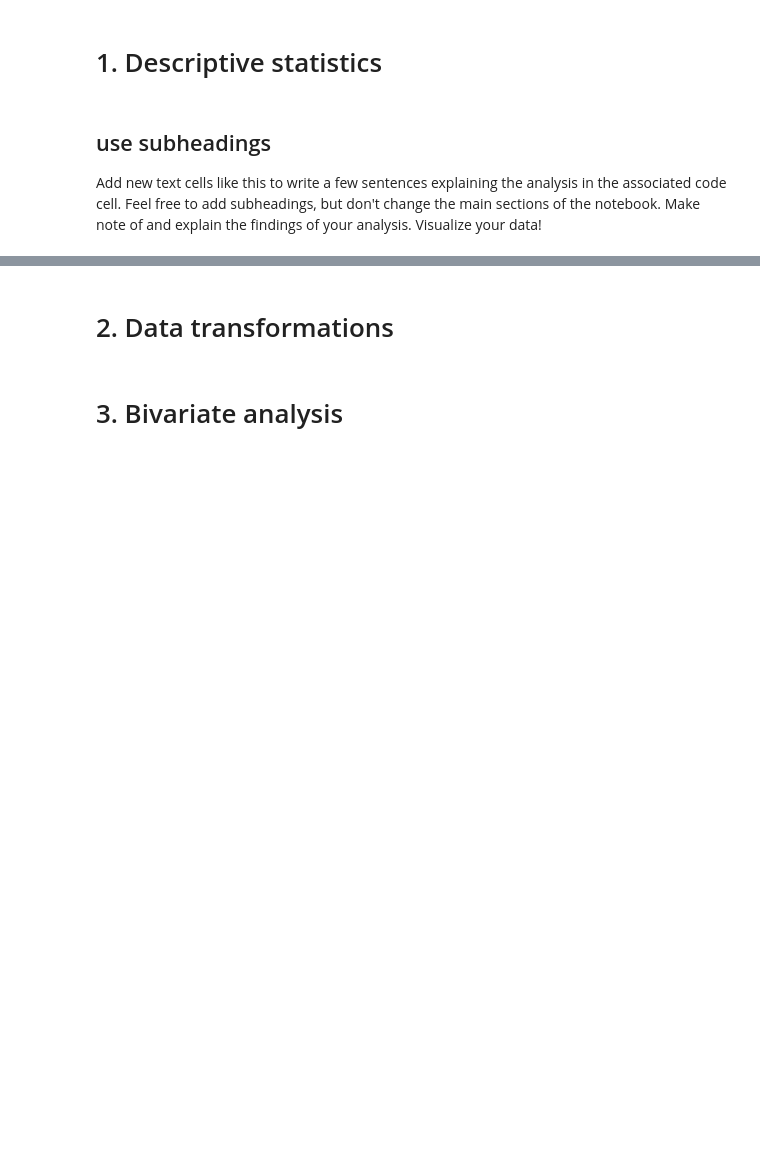
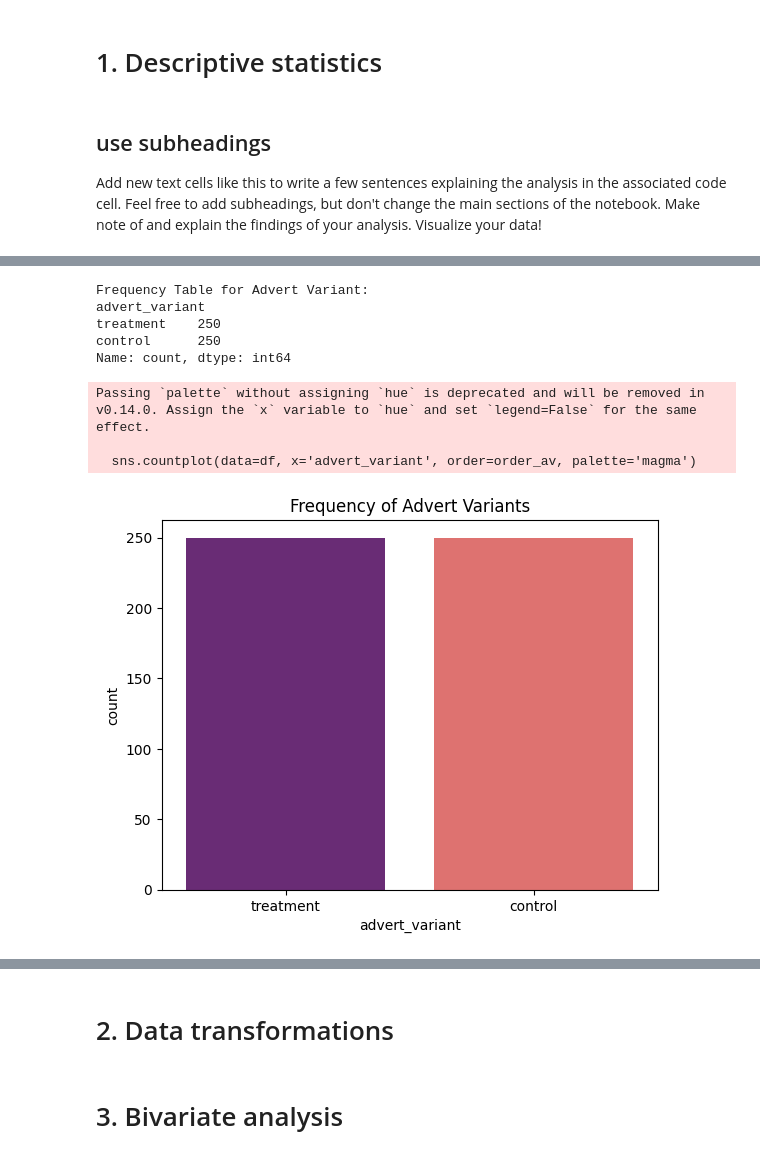
Before and after one commit to cca-cce/osm-comm, a Jupyter notebook: jnb/skoc62_labs.ipynb, the cells around one changed output, grey strips where cells are left out. Saved outputs shown, nothing was run; the diff lists cells and outputs as text; code cells hidden in the pictures; blank space fills up the shorter version.

```diff
--- a/jnb/skoc62_labs.ipynb
+++ b/jnb/skoc62_labs.ipynb
@@ -45,0 +118,25 @@ Add new text cells like this to write a few sentences explaining the analysis in
+# %%
+# code cell 1.3, keep this comment, edit content but do not add more code cells
+import matplotlib.pyplot as plt
+import seaborn as sns
+
+# Frequency Table
+print("Frequency Table for Advert Variant:")
+print(df['advert_variant'].value_counts())
+
+# Visualization: Frequency Bar Chart
+plt.clf()
+order_av = df['advert_variant'].value_counts().index
+sns.countplot(data=df, x='advert_variant', order=order_av, palette='magma')
+plt.title('Frequency of Advert Variants')
+plt.savefig('advert_variant_analysis.png')
+# %% [output]
+Frequency Table for Advert Variant:
+advert_variant
+treatment    250
+control      250
+Name: count, dtype: int64
+Passing `palette` without assigning `hue` is deprecated and will be removed in v0.14.0. Assign the `x` variable to `hue` and set `legend=False` for the same effect.
+
+  sns.countplot(data=df, x='advert_variant', order=order_av, palette='magma')
+[figure, added]
```
Also changed, not shown: parts of 9 cells of this notebook.
